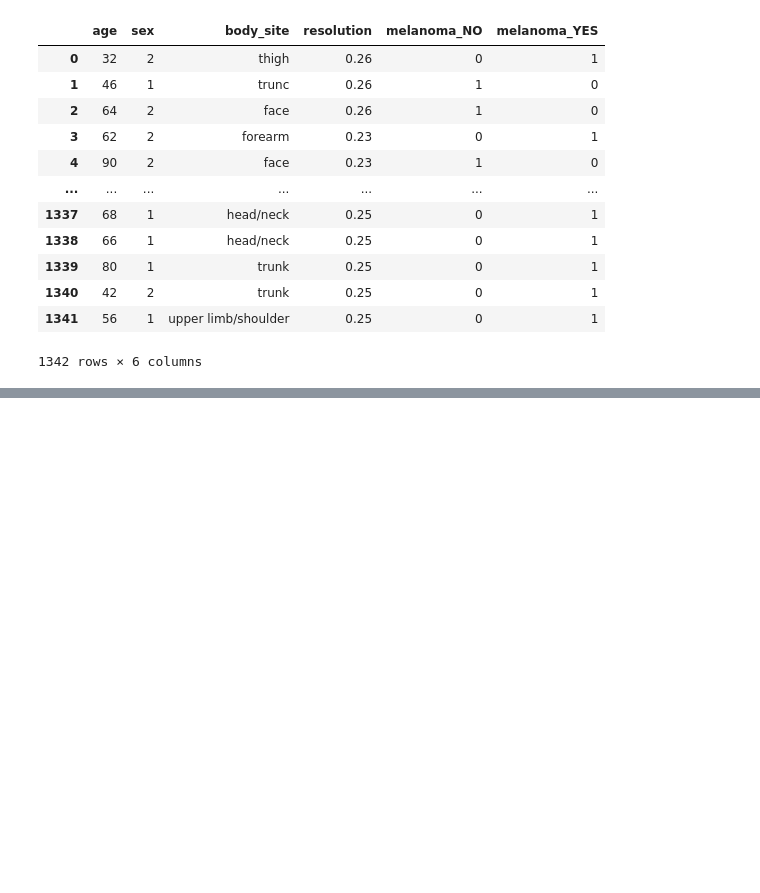
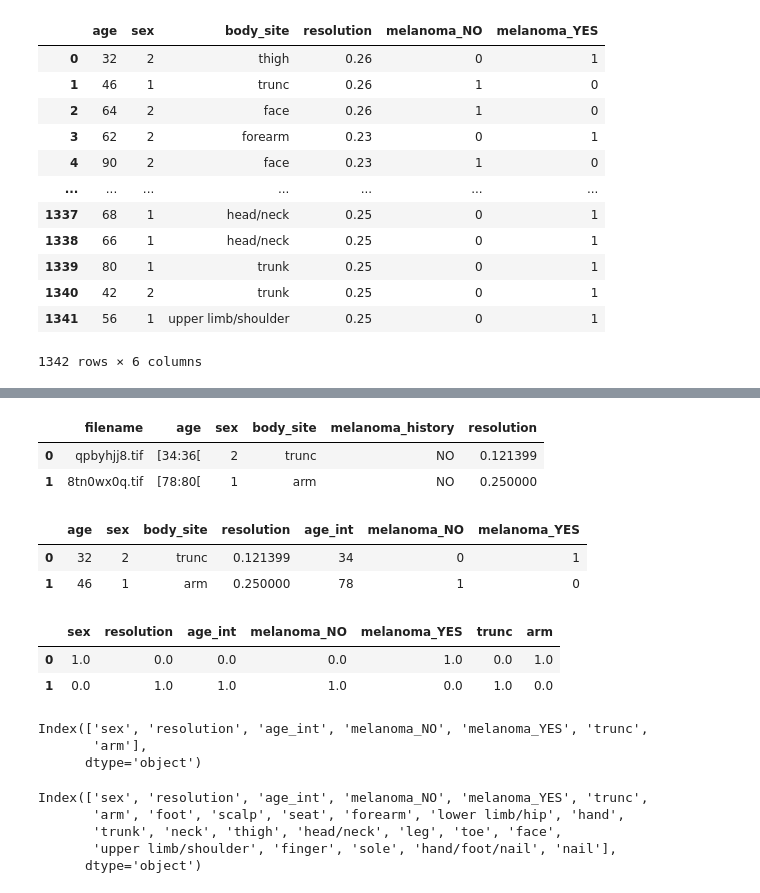
Before and after one commit to lucasfreire01/Cancer_pele, a Jupyter notebook: Cancerpele.ipynb, the cells around one changed output, grey strips where cells are left out. Drawn from its saved outputs; the diff is of its cells as text; code cells hidden in the pictures; blank space fills up the shorter version.

```diff
--- a/Cancerpele.ipynb
+++ b/Cancerpele.ipynb
@@ -440,0 +313,25 @@ array([[0.20710246],
+# %%
+#dataset to validation
+val = pd.read_csv('/content/test_metadata.csv')
+val
+# %% [output]
+|  | filename | age | sex | body_site | melanoma_history | resolution |
+| 0 | qpbyhjj8.tif | [34:36[ | 2 | trunc | NO | 0.121399 |
+| 1 | 8tn0wx0q.tif | [78:80[ | 1 | arm | NO | 0.250000 |
+# %%
+val = val.drop('filename', axis=1)
+# %%
+#preprocess this validation values
+one_hot = pd.get_dummies(train['melanoma_history'])
+one_hot
+
+val['age_int'] = val['age'].str.extract(r'(\d+)').astype(int)
+val['age'] = train['age_int']
+val.drop('melanoma_history', axis=1, inplace=True)
+val['melanoma_NO'] = one_hot['NO']
+val['melanoma_YES'] = one_hot['YES']
+val
+# %% [output]
+|  | age | sex | body_site | resolution | age_int | melanoma_NO | melanoma_YES |
+| 0 | 32 | 2 | trunc | 0.121399 | 34 | 0 | 1 |
+| 1 | 46 | 1 | arm | 0.250000 | 78 | 1 | 0 |
@@ -440,0 +347,7 @@ array([[0.20710246],
+# %%
+val = pd.DataFrame(scaler.fit_transform(val), columns=val.columns)
+val
+# %% [output]
+|  | sex | resolution | age_int | melanoma_NO | melanoma_YES | trunc | arm |
+| 0 | 1.0 | 0.0 | 0.0 | 0.0 | 1.0 | 0.0 | 1.0 |
+| 1 | 0.0 | 1.0 | 1.0 | 1.0 | 0.0 | 1.0 | 0.0 |
@@ -440,0 +362,6 @@ array([[0.20710246],
+# %%
+val.columns
+# %% [output]
+Index(['sex', 'resolution', 'age_int', 'melanoma_NO', 'melanoma_YES', 'trunc',
+       'arm'],
+      dtype='object')
@@ -440,0 +372,8 @@ array([[0.20710246],
+# %%
+val.columns
+# %% [output]
+Index(['sex', 'resolution', 'age_int', 'melanoma_NO', 'melanoma_YES', 'trunc',
+       'arm', 'foot', 'scalp', 'seat', 'forearm', 'lower limb/hip', 'hand',
+       'trunk', 'neck', 'thigh', 'head/neck', 'leg', 'toe', 'face',
+       'upper limb/shoulder', 'finger', 'sole', 'hand/foot/nail', 'nail'],
+      dtype='object')
```
Also changed, not shown: parts of 57 cells of this notebook.
